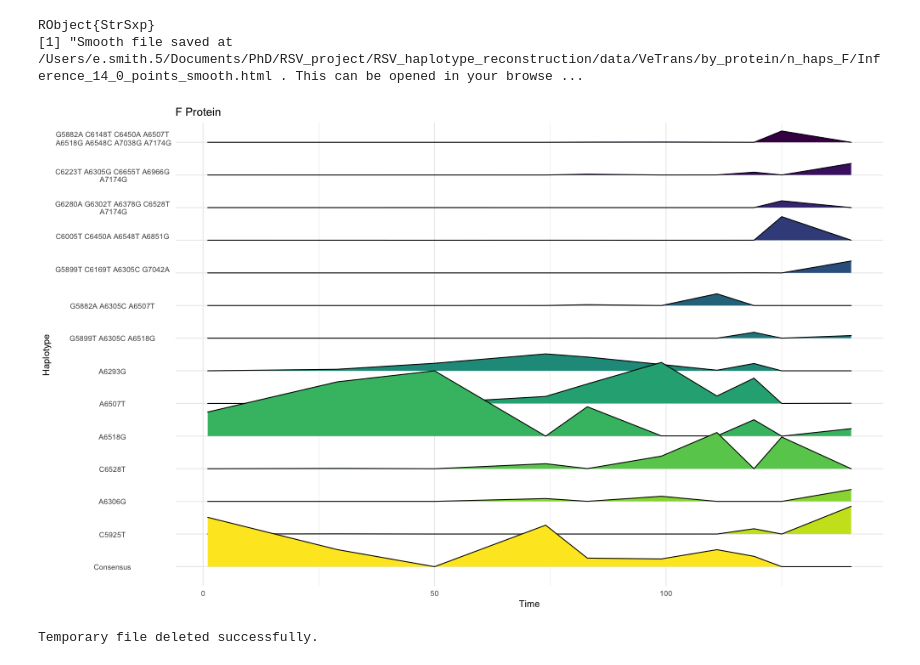
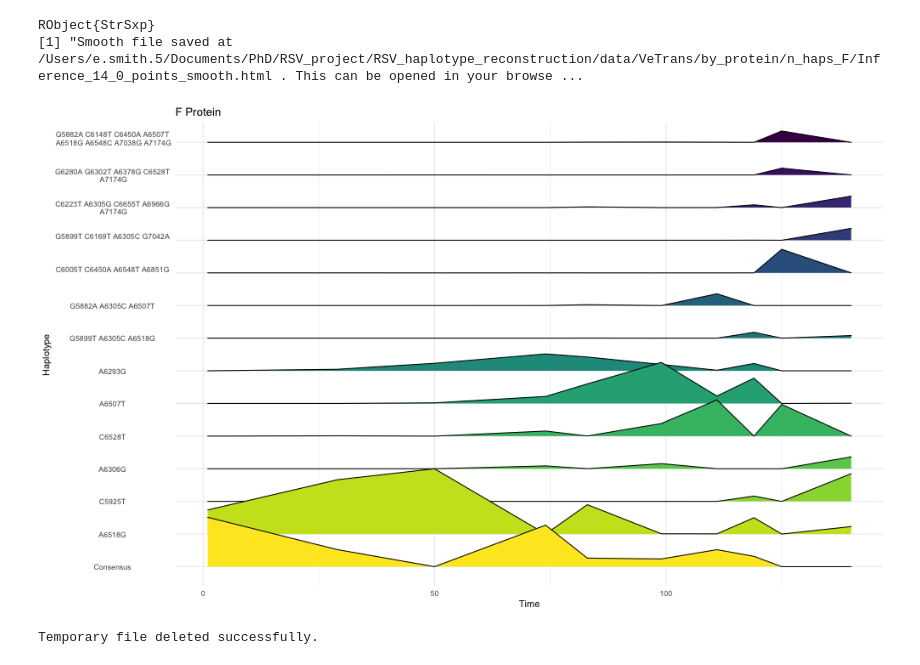
Before and after one commit to ewanwsmith/RSV_haplotype_reconstruction, a Jupyter notebook: src/haplotypes.ipynb, the cells around one changed output. Cells and saved outputs as stored; diff of their text form; code cells hidden in the pictures.

```diff
--- a/src/haplotypes.ipynb
+++ b/src/haplotypes.ipynb
@@ -901,13 +901,6 @@ RObject{StrSxp}
 output_path = joinpath(pwd(), "ggplot_output.png")
 
 R"""
-library(ggplot2)
-library(ggridges)
-library(hrbrthemes)
-library(viridis)
-library(dplyr)
-library(stringr)
-
 # Function to add \n after every fourth word
 add_newlines <- function(text) {
   words <- str_split(text, " ")[[1]]
@@ -926,41 +919,42 @@ haps <- haps %>%
   mutate(variant_label = ifelse(is.na(variant), "Consensus", gsub("\n", " ", variant))) %>%
   mutate(variant_label = sapply(variant_label, add_newlines))
 
-# Sort by ham_dist in ascending order (with 0 at the bottom)
+# Find the smallest value of Time
+min_time <- min(haps$Time)
+
+# Sort by ham_dist in ascending order and then by Frequency at the minimum Time
 haps_sorted <- haps %>%
-  arrange(ham_dist)
-
-# Ensure unique levels by removing duplicates
-haps_sorted <- haps_sorted %>% distinct(variant_label, .keep_all = TRUE)
+  filter(Time == min_time) %>%
+  arrange(ham_dist, desc(Frequency))
 
 # Merge the sorted Haplotype order back into the main dataset
 haps_arranged <- haps %>%
   mutate(variant_label = factor(variant_label, levels = haps_sorted$variant_label))
 
 p <- ggplot(haps_arranged, aes(x = as.numeric(Time), y = variant_label, fill = variant_label)) +
   geom_density_ridges(aes(height = as.numeric(Frequency)), stat = "identity", scale = 2) +  # Adjust scale for closer ridges
   theme_minimal() +
   labs(title = protein_name, x = "Time", y = "Haplotype") +
   scale_fill_viridis(discrete = TRUE, direction = -1) +
   theme(legend.position = "none",
         axis.text.y = element_text(hjust = 0.5))  # Center the y-axis text
 
 png(filename = $output_path, width = 1000, height = 600)
 print(p)
 dev.off()
 """
 
 # Read and display the image file in Julia
 if isfile(output_path)
     img = load(output_path)
     display(img)
 
     # Delete the temporary image file after displaying
     rm(output_path; force = true)
     println("Temporary file deleted successfully.")
 else
     println("File does not exist.")
 end
 # %% [output]
-[figure, old version]
+[figure, new version]
 Temporary file deleted successfully.
```
